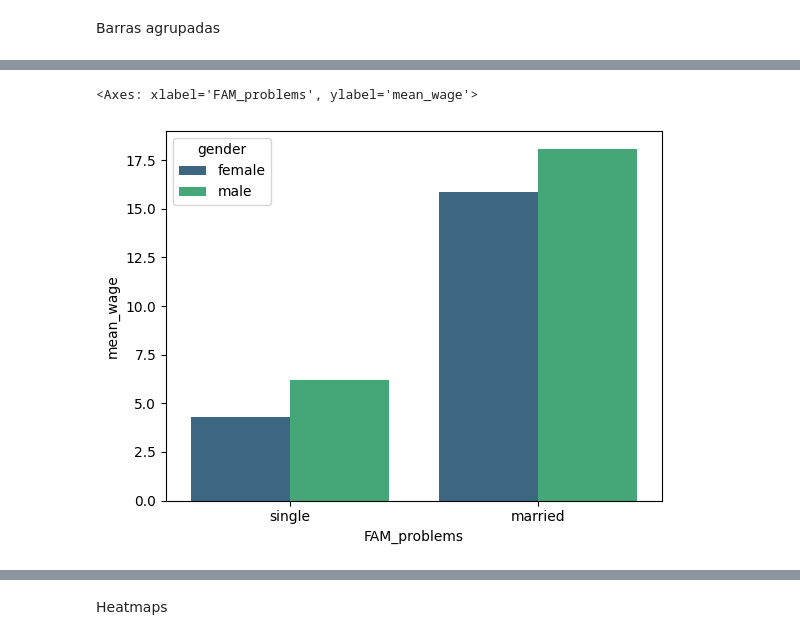
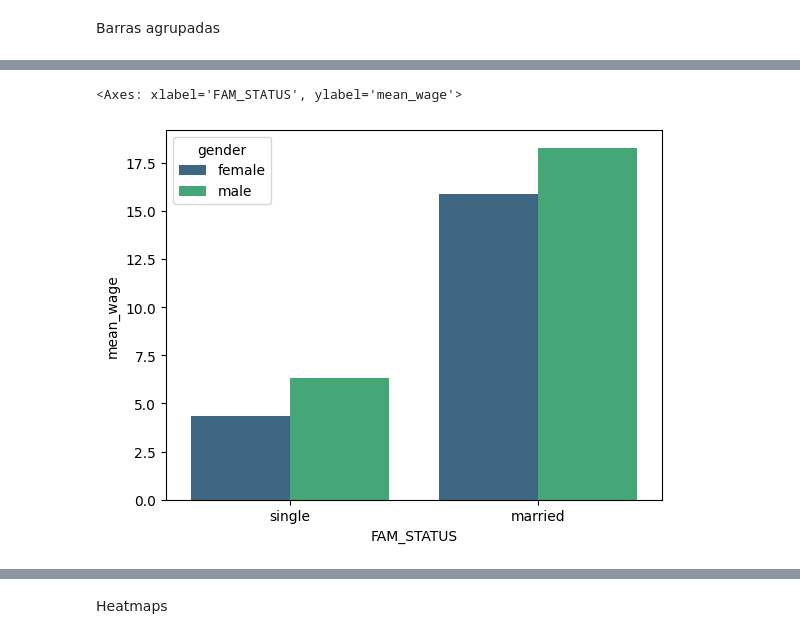
Before and after one commit to v1sstar/machine_learning_project, a Jupyter notebook: Taller_actividad_1.ipynb, the cells around one changed output, grey strips where cells are left out. Saved outputs shown, nothing was run; the diff lists cells and outputs as text; code cells hidden in the pictures.

```diff
--- a/Taller_actividad_1.ipynb
+++ b/Taller_actividad_1.ipynb
@@ -195,5 +143,3 @@ FAM_problems        0
 dtype: int64
-# %%
-actividad_1["FAM_STATUS"] = np.random.choice(["i", np.nan], size=len(actividad_1), p=[0.9, 0.1])
 # %%
-actividad_1
+actividad_1=actividad_1.dropna()
@@ -279,4 +212,4 @@ Passing `palette` without assigning `hue` is deprecated and will be removed in v
 # %% [markdown]
 Barras agrupadas
 # %%
-actividad_1['FAM_problems'] = pd.cut(actividad_1['WAGE'], 2, labels=['single', 'married'])
+actividad_1['FAM_STATUS'] = pd.cut(actividad_1['WAGE'], 2, labels=['single', 'married'])
@@ -307,8 +238,8 @@ Name: gender_problems, dtype: int64
 # %%
 pivot = actividad_1.pivot_table(values='WAGE',
-                 index='FAM_problems',
-                 columns='gender_problems',
-                 aggfunc='mean').stack().to_frame().reset_index().rename(columns={0:'mean_wage','gender_problems':'gender'})
+                 index='FAM_STATUS',
+                 columns='GENDER',
+                 aggfunc='mean').stack().to_frame().reset_index().rename(columns={0:'mean_wage','GENDER':'gender'})
 # %%
 pivot
 # %% [output]
@@ -320,5 +251,5 @@ pivot
 # %%
-sns.barplot(data=pivot, x='FAM_problems',y='mean_wage',hue='gender',palette="viridis")
+sns.barplot(data=pivot, x='FAM_STATUS',y='mean_wage',hue='gender',palette="viridis")
 # %% [output]
-<Axes: xlabel='FAM_problems', ylabel='mean_wage'>
+<Axes: xlabel='FAM_STATUS', ylabel='mean_wage'>
-[figure, old version]
+[figure, new version]
```
Also changed, not shown: parts of 52 cells of this notebook.
